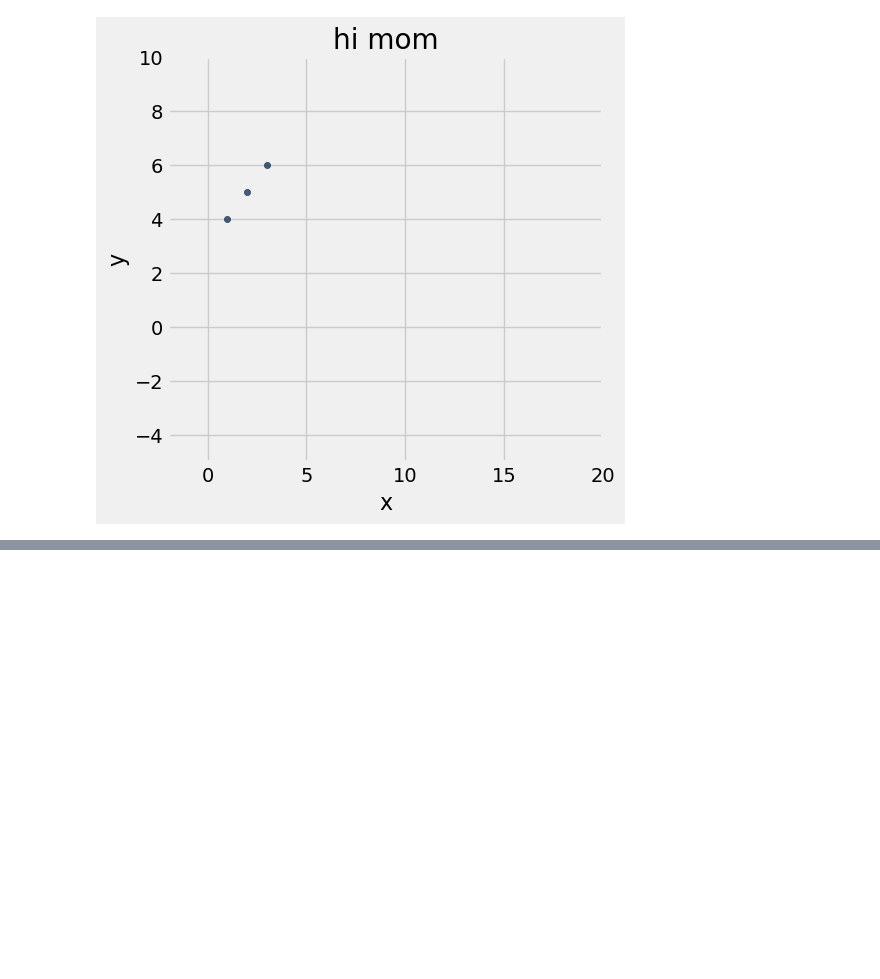
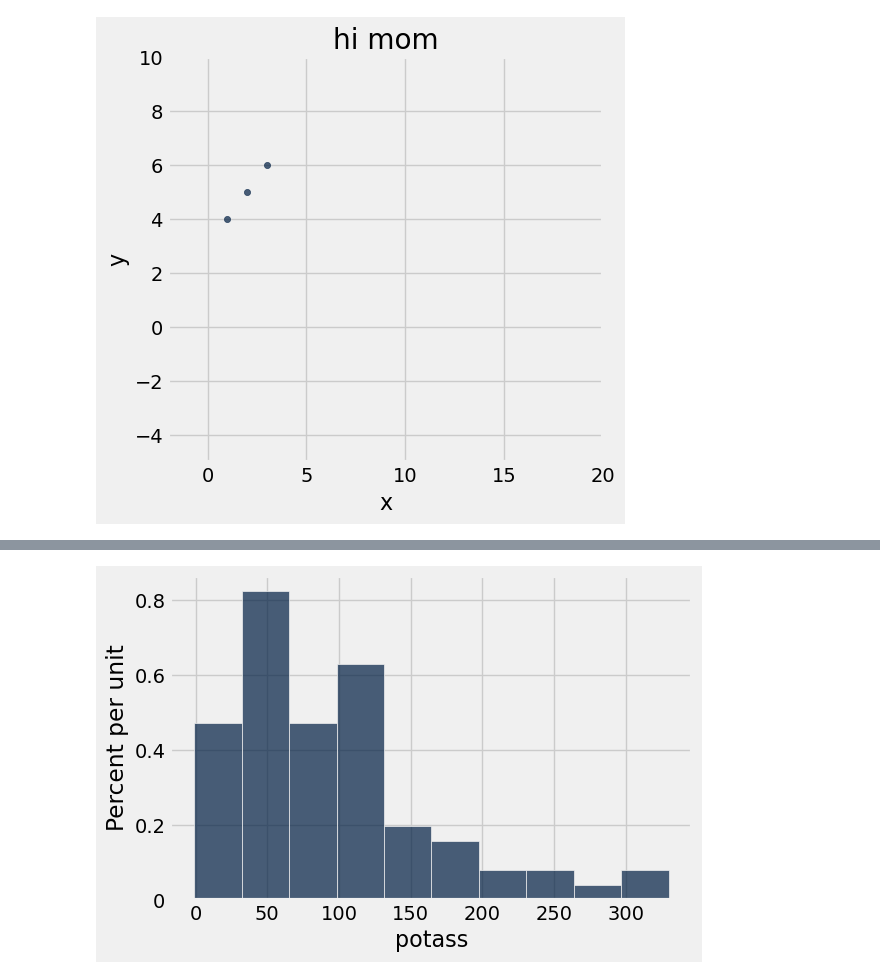
Before and after one commit to lawtonsclass/s26-code-from-class, a Jupyter notebook: data8/ch07.ipynb, the cells around one changed output, grey strips where cells are left out. Saved outputs shown, nothing was run; the diff lists cells and outputs as text; code cells hidden in the pictures; blank space fills up the shorter version.

```diff
--- a/data8/ch07.ipynb
+++ b/data8/ch07.ipynb
@@ -627,0 +652,4 @@ plots.xlim(-2, 20); # a semicolon here prevents the default output of the last l
+# %%
+cereal.hist('potass')
+# %% [output]
+[figure, added]
```
Also changed, not shown: parts of 12 cells of this notebook.
